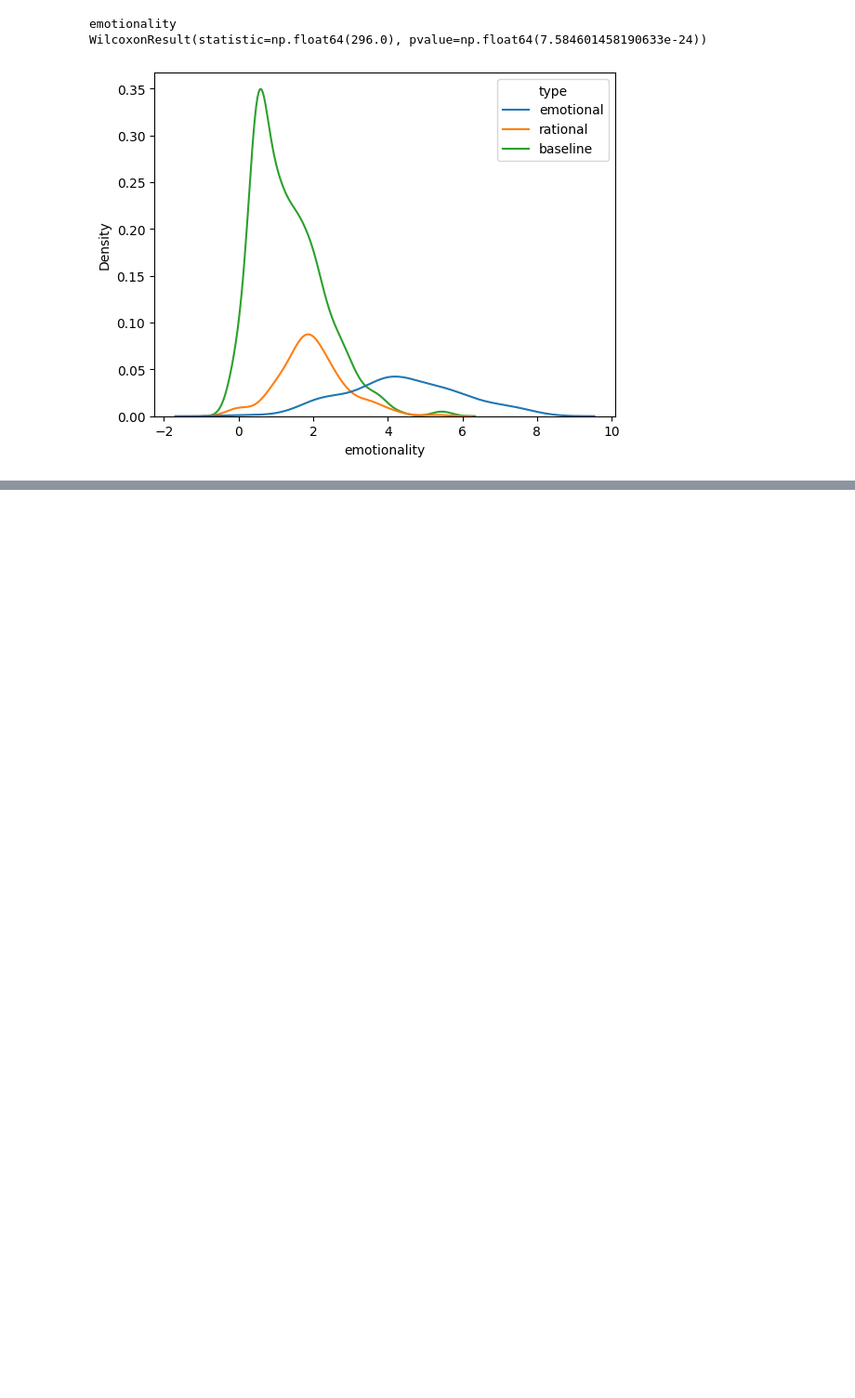
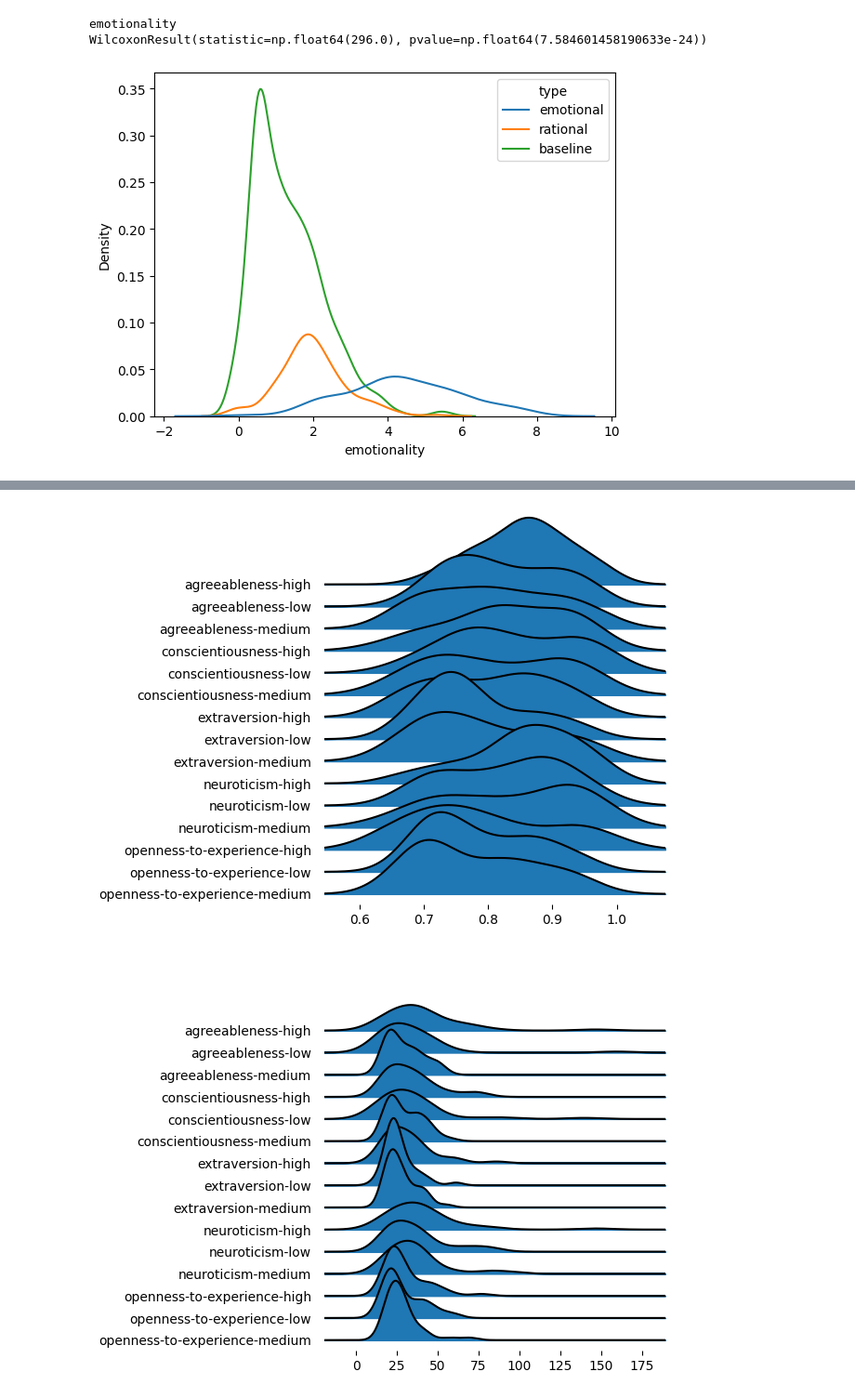
Before and after one commit to azoz01/data-science-workshop-2025L, a Jupyter notebook: emotionality_with_baseline.ipynb, the cells around one changed output, grey strips where cells are left out. Shown at 93% size. Cells and saved outputs as stored; diff of their text form; code cells hidden in the pictures; blank space fills up the shorter version.

```diff
--- a/emotionality_with_baseline.ipynb
+++ b/emotionality_with_baseline.ipynb
@@ -96,0 +130,9 @@ WilcoxonResult(statistic=np.float64(296.0), pvalue=np.float64(7.584601458190633e
+# %%
+import joypy
+df["temp"] = df["trait"].str.replace(' ', '-') + "-" + df["level"]
+for measure in ("lexical diversity", "reading difficulty", "analytical", "self references", "certainty", "emotionality"):
+    joypy.joyplot(df, by="temp", column=measure)
+    plt.show()
+# %% [output]
+[figure, added]
+[figure, added]
```
Also changed, not shown: parts of 5 cells of this notebook.
